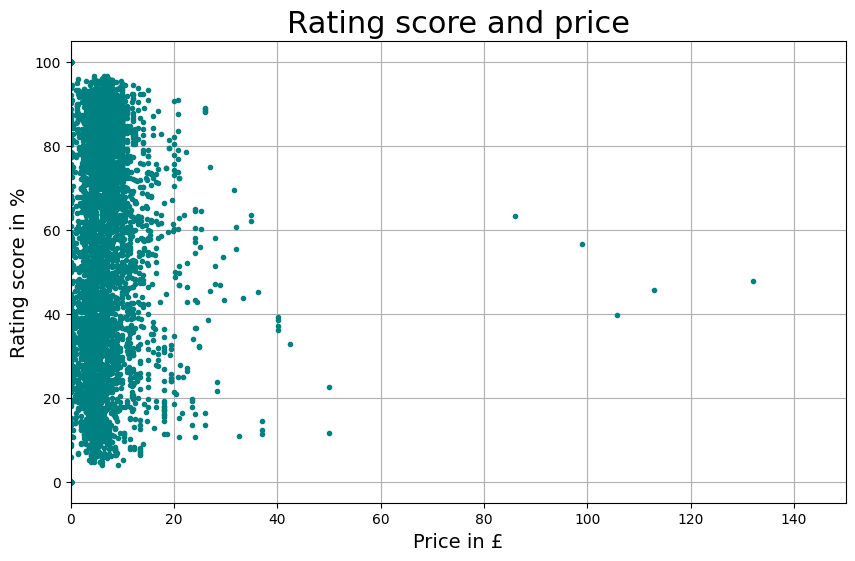
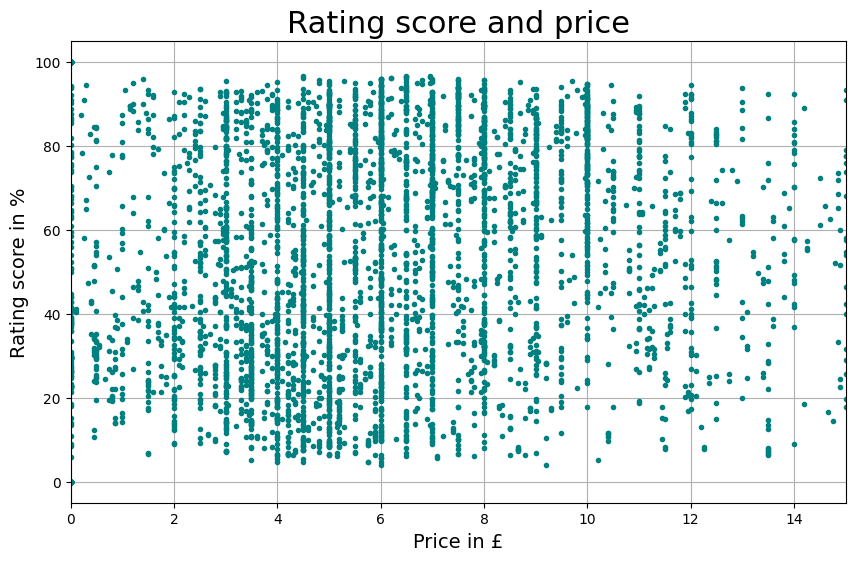
Unified diff of the notebook cell whose output changed from the first chart to the second:
--- before
+++ after
@@ -7,4 +7,8 @@
 plt.title('Rating score and price', fontsize = 22)
 plt.grid()
-plt.xlim([0,150])
+plt.xlim([0,15])
 plt.show()
+
+plt.hist2d(Jakobs_price, Jakobs_rate, bins  =30, range  = [[0,15],[0,100]])
+plt.xlim([0,15])
+plt.show()

Commit: Hej Plykkermeister